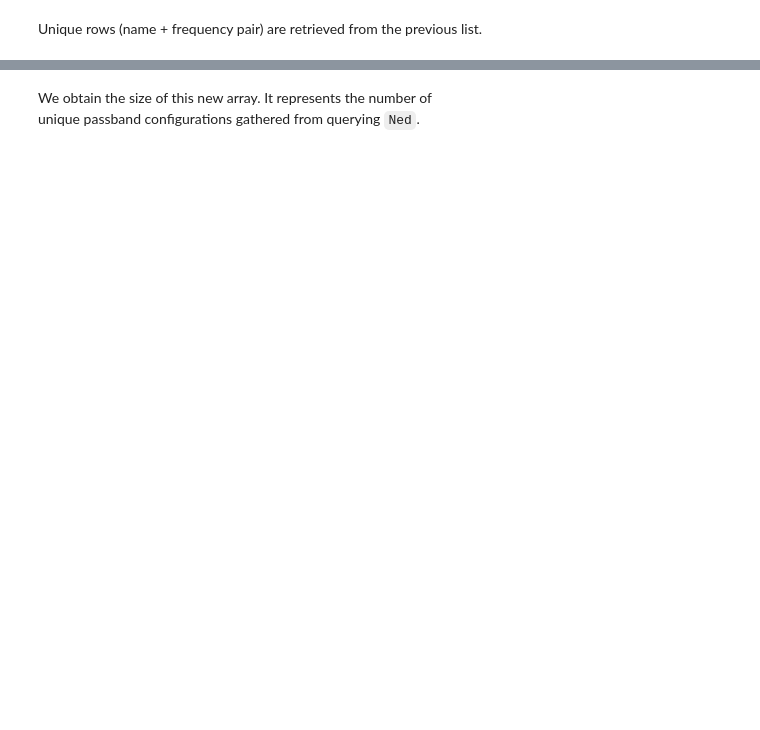
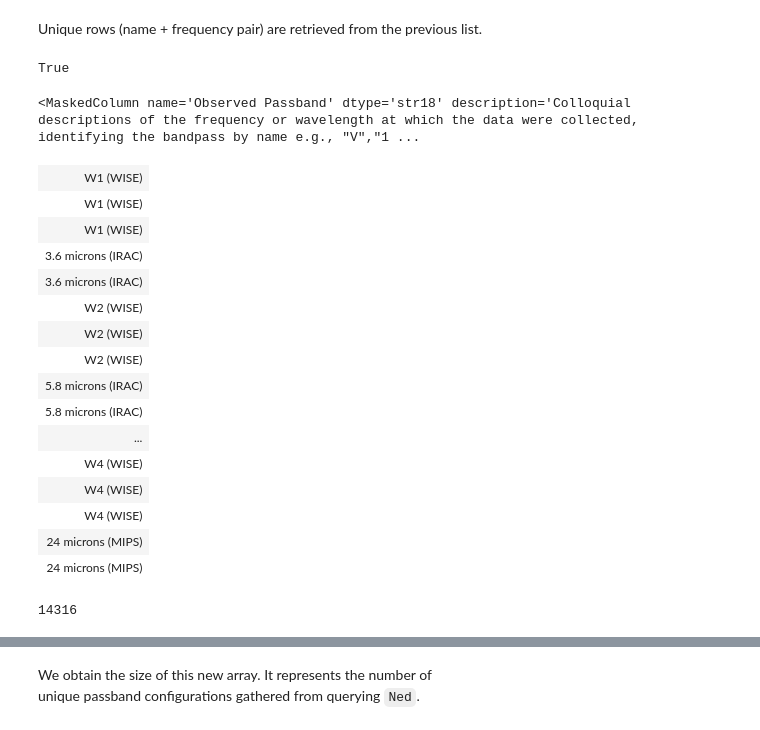
Before and after one commit to racarvajal/work_notes, a Jupyter notebook: Fetch_high_z_cat.ipynb, the cells around one changed output, grey strips where cells are left out. Cells and saved outputs as stored; diff of their text form; code cells hidden in the pictures; blank space fills up the shorter version.

```diff
--- a/Fetch_high_z_cat.ipynb
+++ b/Fetch_high_z_cat.ipynb
@@ -815,7 +835,13 @@ if query_ned_names_flag:
 # %%
 ned_names = np.array(ned_names)
-# %%
-ned_redshifts = []
-for key in ned_info:
-    ned_redshifts.append(ned_info[index]['Redshift'])
-ned_redshifts = np.array(ned_redshifts)
+# %%
+ned_redshifts = []
+with progressbar.ProgressBar(min_value=0, max_value=np.shape(ned_names)[0]) as bar:
+    for key in ned_info:
+        if np.shape(ned_info[key].colnames)[0] < 4:
+            ned_redshifts.append(np.nan)
+            bar.update(key)
+            continue
+        ned_redshifts.append(ned_info[key]['Redshift'])
+        bar.update(key)
+ned_redshifts = np.array(ned_redshifts)
@@ -834,17 +868,22 @@ if query_ned_photometry_flag:
         for index, name in enumerate(ned_names):
             try:
                 if name == 'No Name':
-                    phot_table        = Table(names=('Observed Passband',), dtype=('str',), masked=True)
-                    phot_table.add_row(('No Passband',), mask=(True,))
+                    # phot_table        = Table(names=('Observed Passband',), dtype=('str',), masked=True)
+                    # phot_table.add_row(('No Passband',), mask=(True,))
+                    first_row         = [[0], ['No Passband']]
+                    phot_table        = Table(first_row, names=('No.', 'Observed Passband'), dtype=('int', 'str'), masked=True)
                     ned_tables[index] = phot_table
                     empty_tab_photo_counter += 1
+                    bar.update(index)
                     continue
                 phot_table            = customNed.get_table(name, table='photometry', output_table_format=3)
-                phot_table.remove_columns(fields_to_remove)
+                # phot_table.remove_columns(fields_to_remove)
                 ned_tables[index]     = phot_table
             except:
-                phot_table            = Table(names=('Observed Passband',), dtype=('str',), masked=True)
-                phot_table.add_row(('No Passband',), mask=(True,))
+                # phot_table            = Table(names=('Observed Passband',), dtype=('str',), masked=True)
+                # phot_table.add_row(('No Passband',), mask=(True,))
+                first_row             = [[0], ['No Passband']]
+                phot_table            = Table(first_row, names=('No.', 'Observed Passband'), dtype=('int', 'str'), masked=True)
                 ned_tables[index]     = phot_table
                 error_tab_photo_counter += 1
             bar.update(index)
@@ -860,14 +929,16 @@ We gather the names and frequencies of all columns present in tables from `Ned`.
 if create_phot_bands_list_flag:
     band_names_array = []
 
+    n_t_str          = '\t'
+
     with progressbar.ProgressBar(min_value=0, max_value=np.shape(ned_names)[0]) as bar:
         for key in ned_tables:
-            if np.shape(ned_tables[key].colnames)[0] < 2:
+            if ned_tables[key]['Observed Passband'][0] == 'No Passband':
                 bar.update(key)
                 continue
             pass_band_name = ned_tables[key]['Observed Passband'].astype('str')
             ned_tables[key].replace_column('Observed Passband', pass_band_name)
             temp_table    = ned_tables[key]['Observed Passband', 'Frequency'].as_array().data
             for temp_pair in temp_table:
-                band_names_array.append([str(temp_pair[0]), f'\t{temp_pair[1]:.4e}'])
+                band_names_array.append([str(temp_pair[0]), f'{temp_pair[1]:.4e}'])
             bar.update(key)
@@ -874,2 +947,34 @@ if create_phot_bands_list_flag:
 # %% [markdown]
 Unique rows (name + frequency pair) are retrieved from the previous list.
+# %%
+ned_tables[key]['Observed Passband'][0] == 'No Passband'
+# %% [output]
+True
+# %%
+pass_band_name
+# %% [output]
+<MaskedColumn name='Observed Passband' dtype='str18' description='Colloquial descriptions of the frequency or wavelength at which the data were collected, identifying the bandpass by name e.g., "V","1 ...
+| W1 (WISE) |
+| W1 (WISE) |
+| W1 (WISE) |
+| 3.6 microns (IRAC) |
+| 3.6 microns (IRAC) |
+| W2 (WISE) |
+| W2 (WISE) |
+| W2 (WISE) |
+| 5.8 microns (IRAC) |
+| 5.8 microns (IRAC) |
+| ... |
+| W4 (WISE) |
+| W4 (WISE) |
+| W4 (WISE) |
+| 24 microns (MIPS) |
+| 24 microns (MIPS) |
+# %%
+useful_number = 0
+for key in ned_tables:
+    if np.shape(ned_tables[key].colnames)[0] >= 3:
+        useful_number += 1
+print(useful_number)
+# %% [output]
+14316
```
Also changed, not shown: parts of 32 cells of this notebook, 3 other files.
